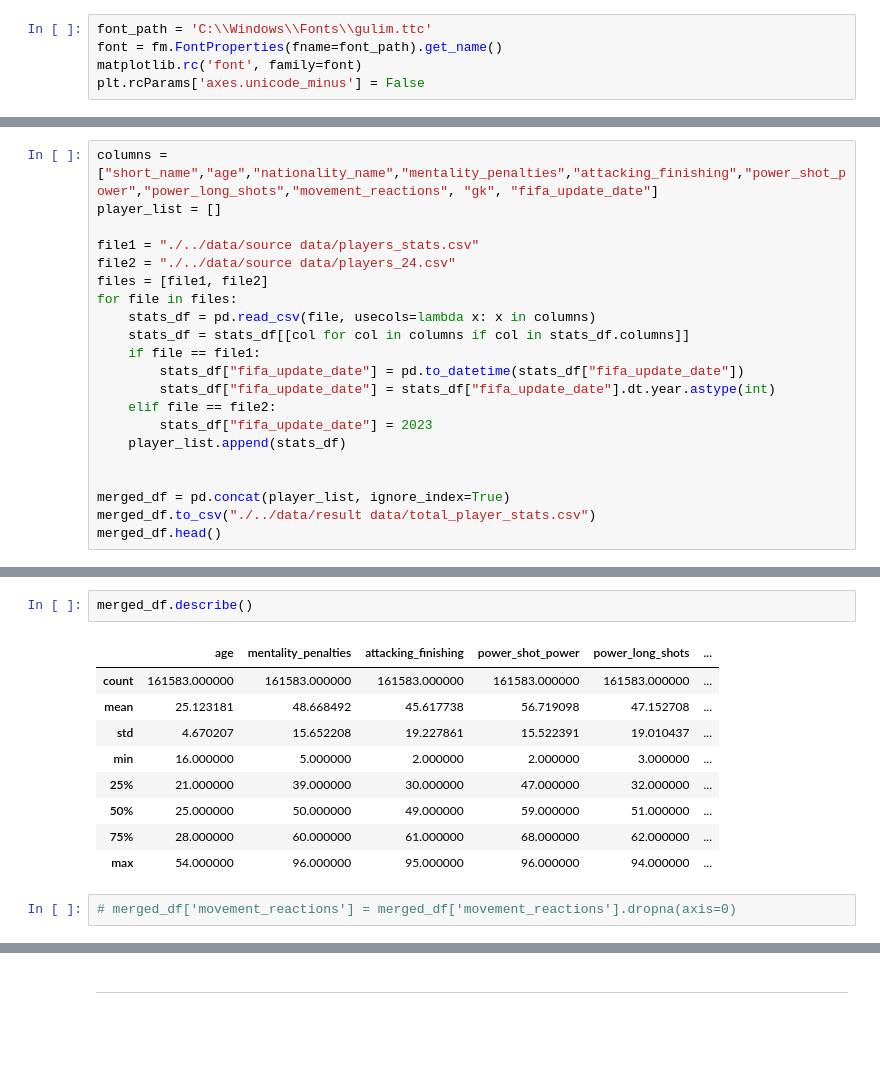
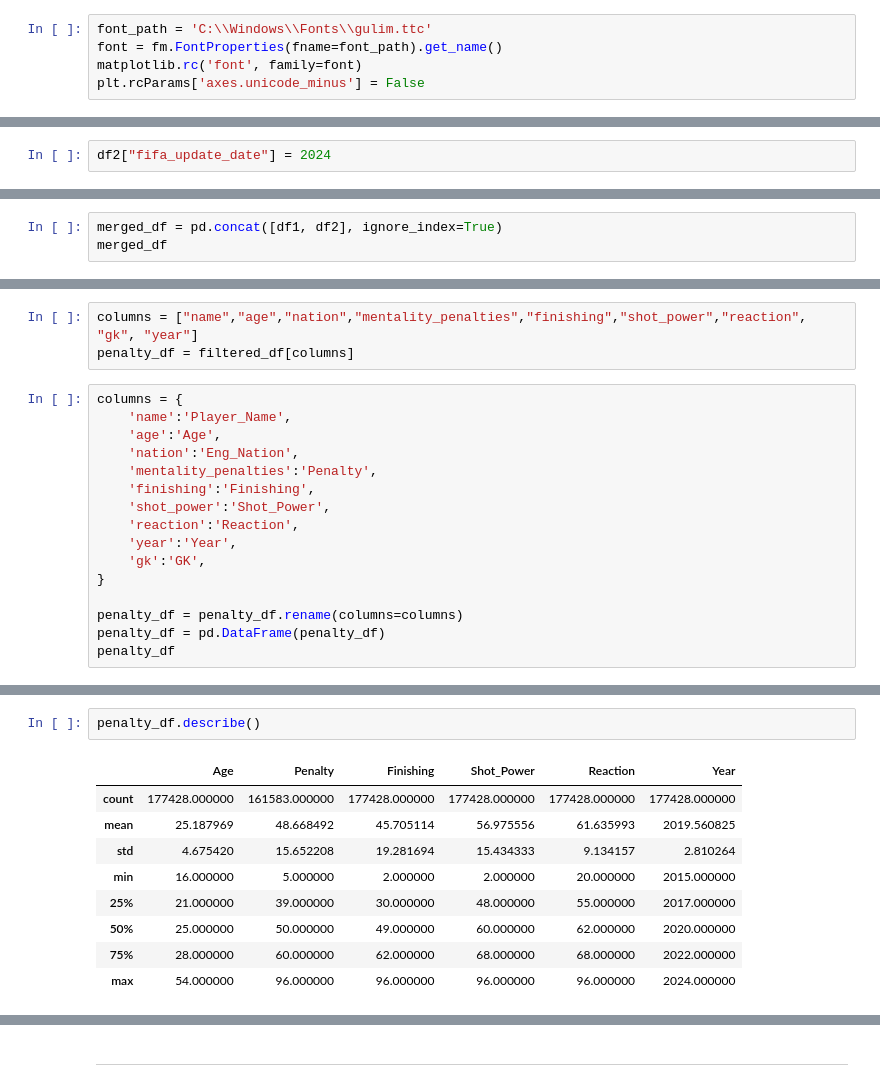
Before and after one commit to SKNetworks-AI19-250818/SKN19-mini-4Team, a Jupyter notebook: ML/Penalty Shootout/code/penalty_shootout.ipynb, the cells around one changed output, grey strips where cells are left out. Cells and saved outputs as stored; diff of their text form; blank space fills up the shorter version.

```diff
--- a/ML/Penalty Shootout/code/penalty_shootout.ipynb
+++ b/ML/Penalty Shootout/code/penalty_shootout.ipynb
@@ -22,0 +58,2 @@ plt.rcParams['axes.unicode_minus'] = False
+# %%
+df2["fifa_update_date"] = 2024
@@ -23,22 +86,4 @@ plt.rcParams['axes.unicode_minus'] = False
 # %%
-columns = ["short_name","age","nationality_name","mentality_penalties","attacking_finishing","power_shot_power","power_long_shots","movement_reactions", "gk", "fifa_update_date"]
-player_list = []
-
-file1 = "./../data/source data/players_stats.csv"
-file2 = "./../data/source data/players_24.csv"
-files = [file1, file2]
-for file in files:
-    stats_df = pd.read_csv(file, usecols=lambda x: x in columns)
-    stats_df = stats_df[[col for col in columns if col in stats_df.columns]]
-    if file == file1:
-        stats_df["fifa_update_date"] = pd.to_datetime(stats_df["fifa_update_date"])
-        stats_df["fifa_update_date"] = stats_df["fifa_update_date"].dt.year.astype(int)
-    elif file == file2:
-        stats_df["fifa_update_date"] = 2023
-    player_list.append(stats_df)
-
-
-merged_df = pd.concat(player_list, ignore_index=True)
-merged_df.to_csv("./../data/result data/total_player_stats.csv")
-merged_df.head()
+merged_df = pd.concat([df1, df2], ignore_index=True)
+merged_df
 # %% [output]
@@ -50,0 +194,19 @@ merged_df.head()
+# %%
+columns = ["name","age","nation","mentality_penalties","finishing","shot_power","reaction", "gk", "year"]
+penalty_df = filtered_df[columns]
+# %%
+columns = {
+    'name':'Player_Name',
+    'age':'Age',
+    'nation':'Eng_Nation',
+    'mentality_penalties':'Penalty',
+    'finishing':'Finishing',
+    'shot_power':'Shot_Power',
+    'reaction':'Reaction',
+    'year':'Year',
+    'gk':'GK',
+}
+
+penalty_df = penalty_df.rename(columns=columns)
+penalty_df = pd.DataFrame(penalty_df)
+penalty_df
@@ -71,14 +246,12 @@ memory usage: 12.3+ MB
 # %%
-merged_df.describe()
+penalty_df.describe()
 # %% [output]
-|  | age | mentality_penalties | attacking_finishing | power_shot_power | power_long_shots | ... |
-| count | 161583.000000 | 161583.000000 | 161583.000000 | 161583.000000 | 161583.000000 | ... |
-| mean | 25.123181 | 48.668492 | 45.617738 | 56.719098 | 47.152708 | ... |
-| std | 4.670207 | 15.652208 | 19.227861 | 15.522391 | 19.010437 | ... |
-| min | 16.000000 | 5.000000 | 2.000000 | 2.000000 | 3.000000 | ... |
-| 25% | 21.000000 | 39.000000 | 30.000000 | 47.000000 | 32.000000 | ... |
-| 50% | 25.000000 | 50.000000 | 49.000000 | 59.000000 | 51.000000 | ... |
-| 75% | 28.000000 | 60.000000 | 61.000000 | 68.000000 | 62.000000 | ... |
-| max | 54.000000 | 96.000000 | 95.000000 | 96.000000 | 94.000000 | ... |
+|  | Age | Penalty | Finishing | Shot_Power | Reaction | Year |
+| count | 177428.000000 | 161583.000000 | 177428.000000 | 177428.000000 | 177428.000000 | 177428.000000 |
+| mean | 25.187969 | 48.668492 | 45.705114 | 56.975556 | 61.635993 | 2019.560825 |
+| std | 4.675420 | 15.652208 | 19.281694 | 15.434333 | 9.134157 | 2.810264 |
+| min | 16.000000 | 5.000000 | 2.000000 | 2.000000 | 20.000000 | 2015.000000 |
+| 25% | 21.000000 | 39.000000 | 30.000000 | 48.000000 | 55.000000 | 2017.000000 |
+| 50% | 25.000000 | 50.000000 | 49.000000 | 60.000000 | 62.000000 | 2020.000000 |
+| 75% | 28.000000 | 60.000000 | 62.000000 | 68.000000 | 68.000000 | 2022.000000 |
+| max | 54.000000 | 96.000000 | 96.000000 | 96.000000 | 96.000000 | 2024.000000 |
-# %%
-# merged_df['movement_reactions'] = merged_df['movement_reactions'].dropna(axis=0)
```
Also changed, not shown: parts of 42 cells of this notebook, 8 other files.
